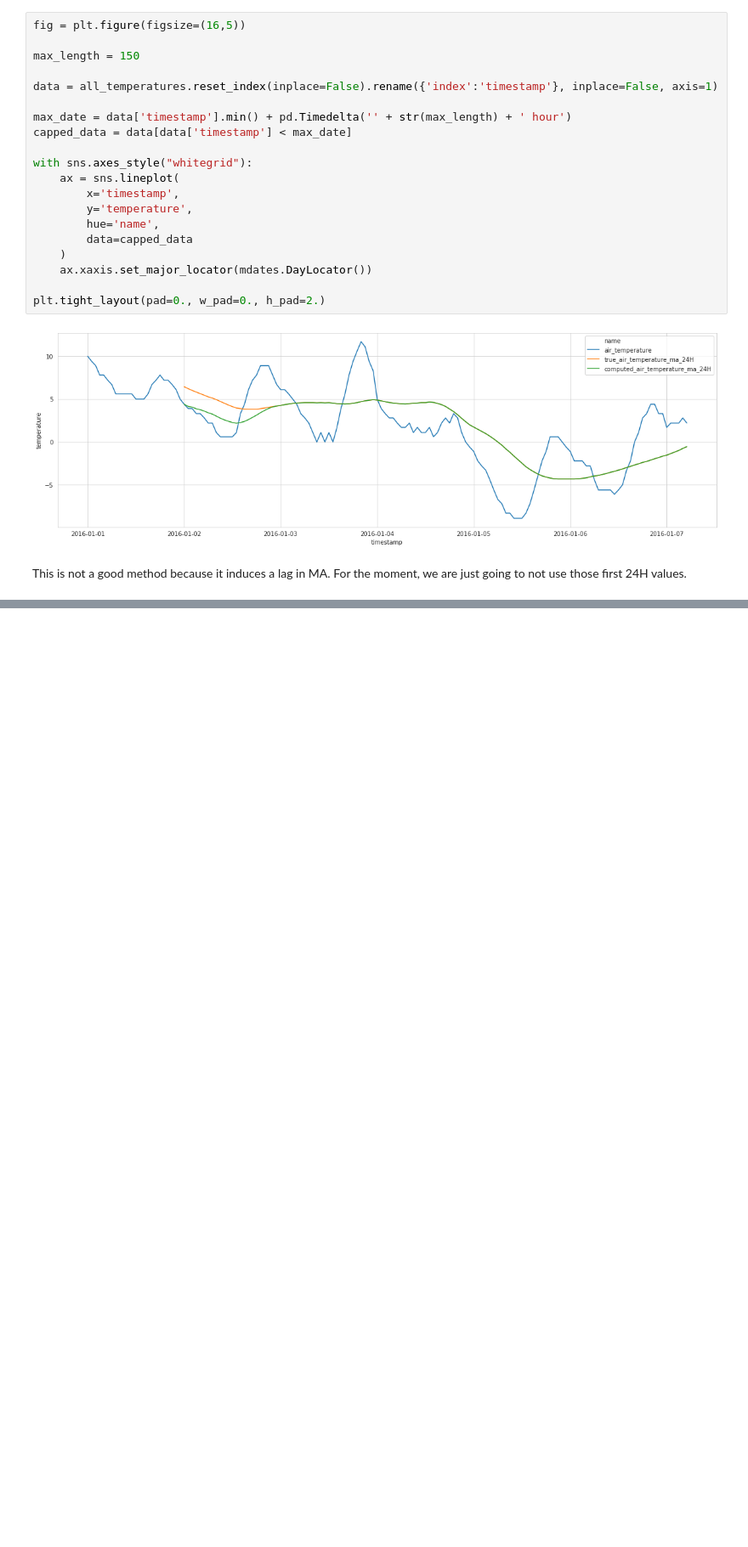
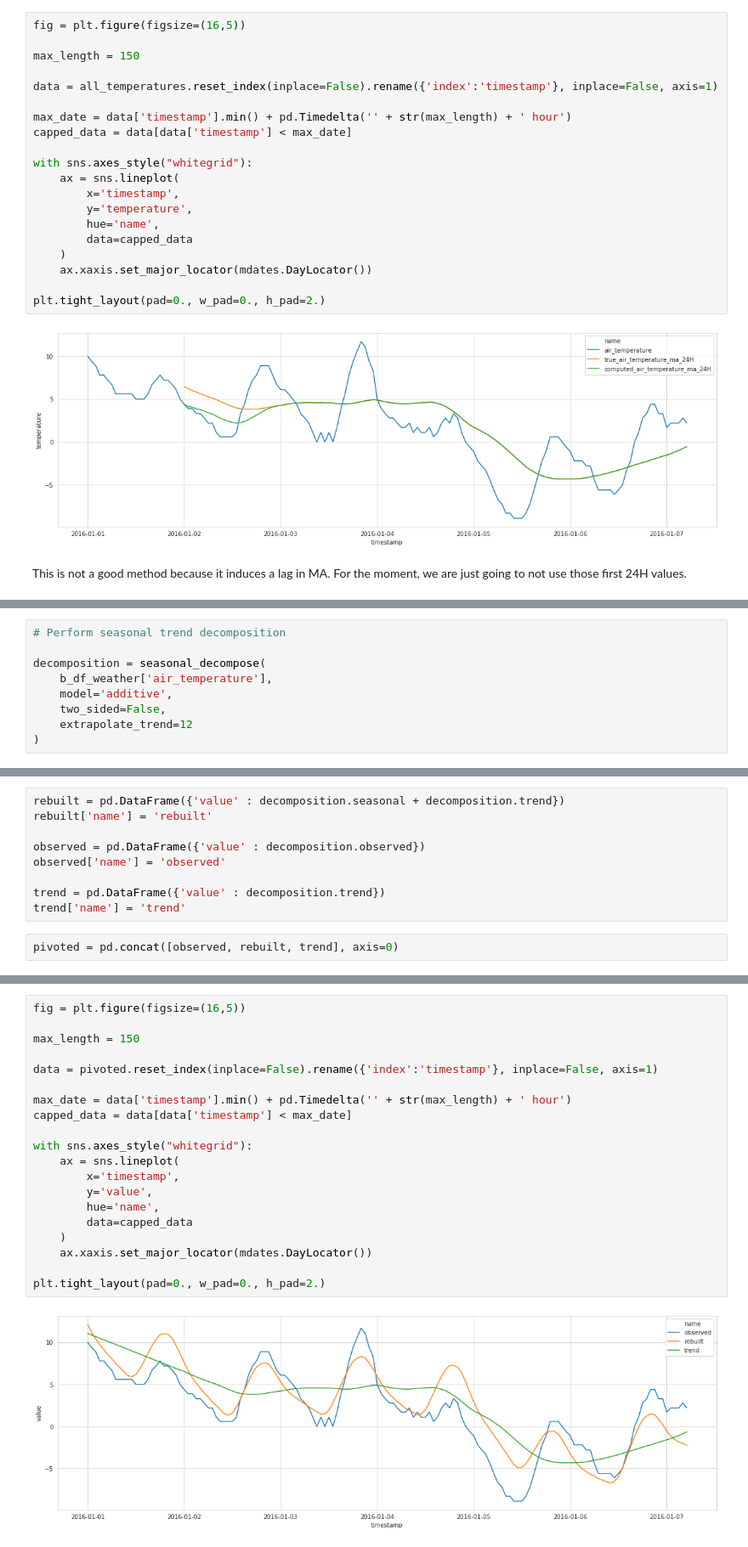
Before and after one commit to edouardArgenson/ASHRAE_great_energy_predictor, a Jupyter notebook: notebooks/missing_data_visualisation_and_processing.ipynb, the cells around one changed output, grey strips where cells are left out. Shown at 85% size. Cells and saved outputs as stored; diff of their text form; blank space fills up the shorter version.

```diff
--- a/notebooks/missing_data_visualisation_and_processing.ipynb
+++ b/notebooks/missing_data_visualisation_and_processing.ipynb
@@ -901,0 +904,9 @@ This is not a good method because it induces a lag in MA. For the moment, we are
+# %%
+# Perform seasonal trend decomposition
+
+decomposition = seasonal_decompose(
+    b_df_weather['air_temperature'],
+    model='additive',
+    two_sided=False,
+    extrapolate_trend=12
+)
@@ -901,0 +924,11 @@ This is not a good method because it induces a lag in MA. For the moment, we are
+# %%
+rebuilt = pd.DataFrame({'value' : decomposition.seasonal + decomposition.trend})
+rebuilt['name'] = 'rebuilt'
+
+observed = pd.DataFrame({'value' : decomposition.observed})
+observed['name'] = 'observed'
+
+trend = pd.DataFrame({'value' : decomposition.trend})
+trend['name'] = 'trend'
+# %%
+pivoted = pd.concat([observed, rebuilt, trend], axis=0)
@@ -901,0 +944,22 @@ This is not a good method because it induces a lag in MA. For the moment, we are
+# %%
+fig = plt.figure(figsize=(16,5))
+
+max_length = 150
+
+data = pivoted.reset_index(inplace=False).rename({'index':'timestamp'}, inplace=False, axis=1)
+
+max_date = data['timestamp'].min() + pd.Timedelta('' + str(max_length) + ' hour')
+capped_data = data[data['timestamp'] < max_date]
+
+with sns.axes_style("whitegrid"):
+    ax = sns.lineplot(
+        x='timestamp',
+        y='value',
+        hue='name',
+        data=capped_data
+    )
+    ax.xaxis.set_major_locator(mdates.DayLocator())
+
+plt.tight_layout(pad=0., w_pad=0., h_pad=2.)
+# %% [output]
+[figure, added]
```
Also changed, not shown: parts of 63 cells of this notebook.
